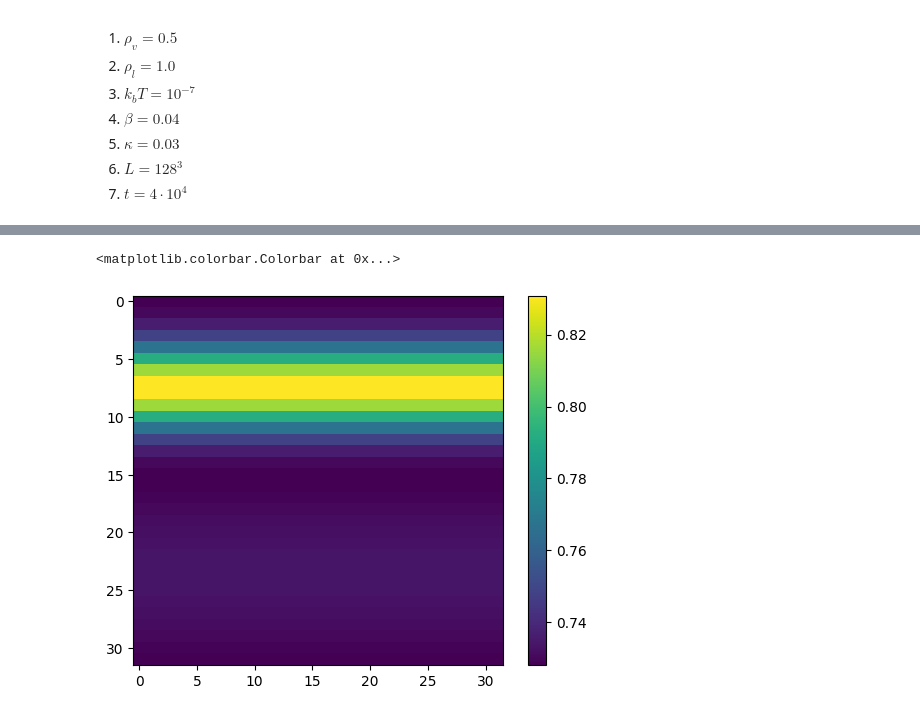
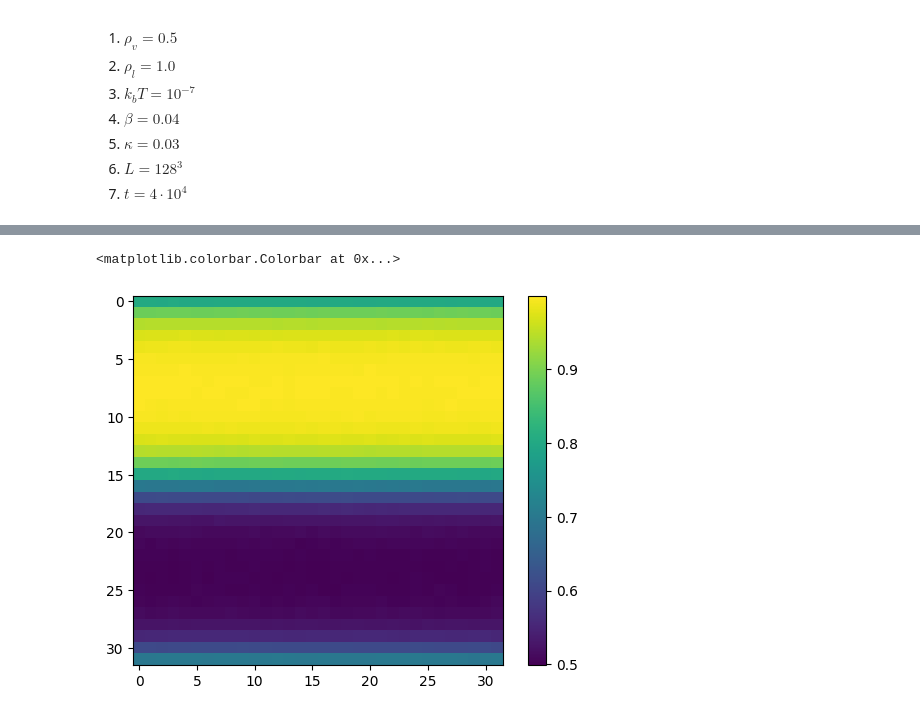
Before and after one commit to nkarthi95/LBMeX, a Jupyter notebook: src_lbm/gross_validation/gross_validation.ipynb, the cells around one changed output, grey strips where cells are left out. Drawn from its saved outputs; the diff is of its cells as text; code cells hidden in the pictures.

Commit message:
fixed homoegenous case. Moving to interface case

```diff
--- a/src_lbm/gross_validation/gross_validation.ipynb
+++ b/src_lbm/gross_validation/gross_validation.ipynb
@@ -641,5 +640,5 @@ if False:
 # %%
-if False:
+if check_real_space:
     rho0 = rho_l
 
     mu_s = [rho0, u0, u0, u0]
@@ -679,7 +678,7 @@ if False:
 # %% [markdown]
 ### Looking directly at the noise
 # %%
-if False:
+if check_real_space:
     ts = yt.load(savedir + "xi_plt*")
     conserved_variables = [('boxlib', 'rho'), ('boxlib', 'ux'), ('boxlib', 'uy'), ('boxlib', 'uz'),
                         ('boxlib', 'pxx'), ('boxlib', 'pyy'), ('boxlib', 'pzz'),
@@ -866,6 +909,7 @@ def make_bins(to_bin1, binsize, to_bin2 = None):
         return out1, out2
 # %%
 idx = -1
+rho0 = np.array(yt.load(savedir+"reference_densities").all_data()[('boxlib', 'rho')]).reshape(L, L, L)
 rho_data = np.array(yt.load(savedir+"hydro_plt*")[idx].all_data()[('boxlib', 'rho')]).reshape(L, L, L)
 ts = yt.load(savedir+"SF_plt_mag*")
 ds = ts[idx]
@@ -1154,7 +1202,7 @@ ax.legend()
 6. $L = 128^3$
 7. $t = 4\cdot10^4$
 # %%
-savedir = "./interface_test/"
+savedir = "./test_interface/"
 L = 32
 start = 50
 ideal = 0
@@ -1185,6 +1256,6 @@ yt : [INFO     ] 2024-07-19 11:08:08,954 Parameters: domain_right_edge         =
 # %%
-plt.imshow(rho[:, :, 0])
+plt.imshow(rho[:, :, L//2])
 plt.colorbar()
 # %% [output]
 <matplotlib.colorbar.Colorbar at 0x...>
-[figure, old version]
+[figure, new version]
```
Also changed, not shown: parts of 20 cells of this notebook, 4 other files.
